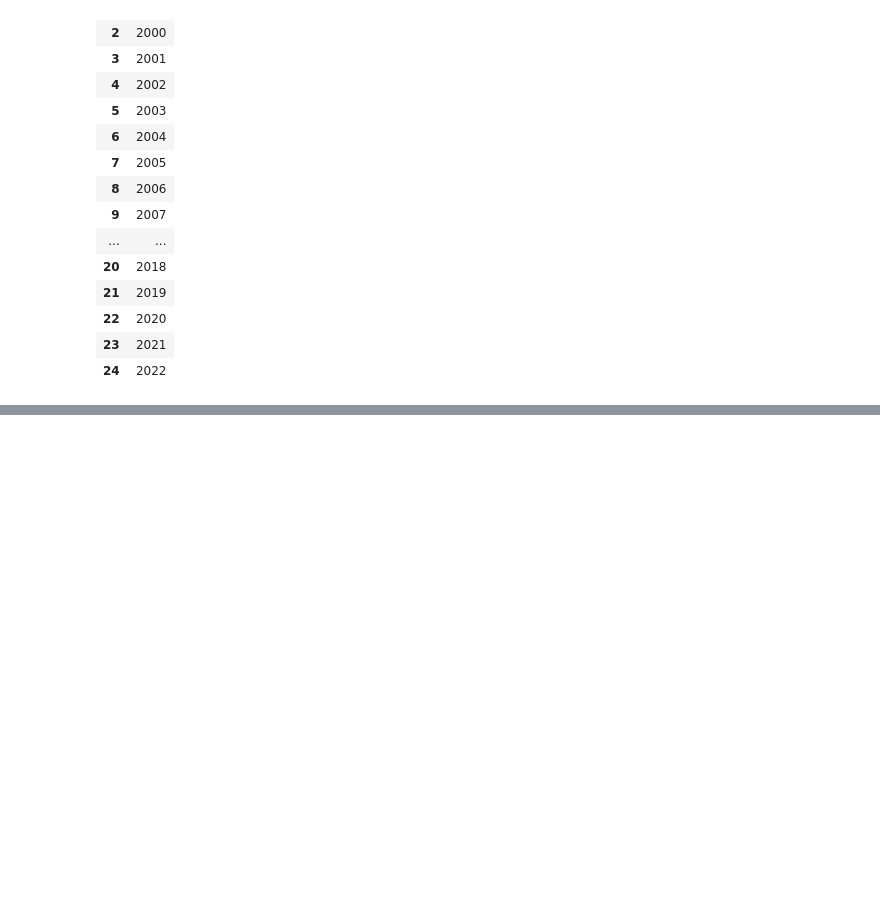
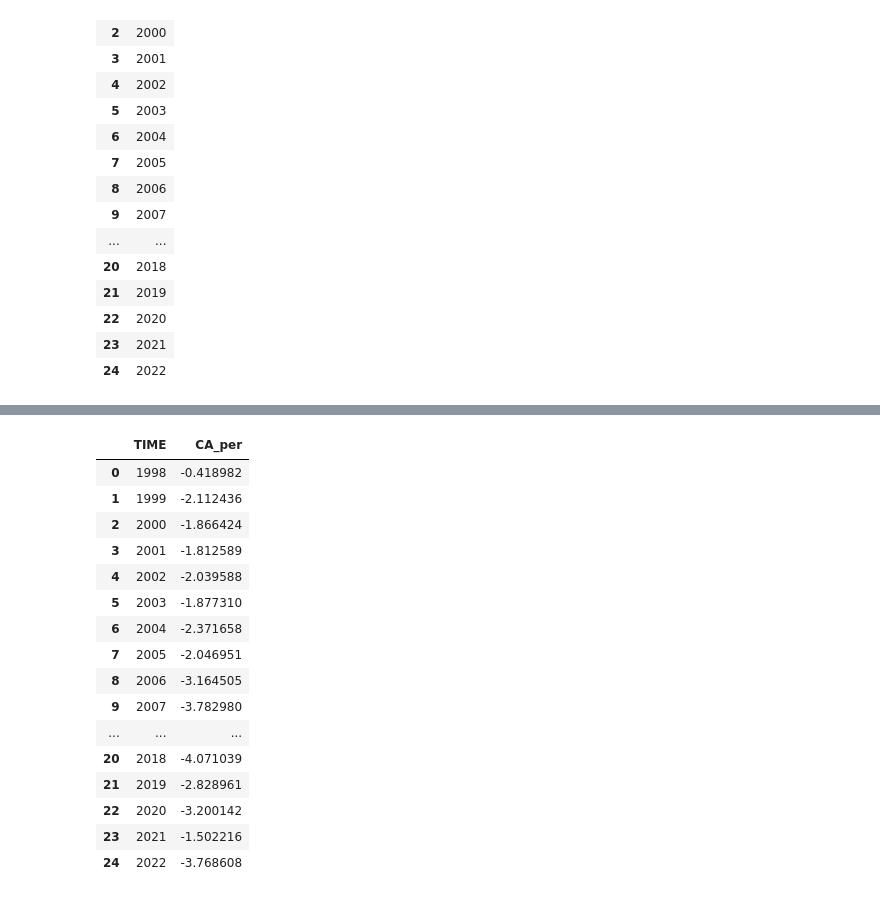
Before and after one commit to boyu571/Personal-Studies, a Jupyter notebook: Macro week8 HW.ipynb, the cells around one changed output, grey strips where cells are left out. Saved outputs shown, nothing was run; the diff lists cells and outputs as text; code cells hidden in the pictures; blank space fills up the shorter version.

```diff
--- a/Macro week8 HW.ipynb
+++ b/Macro week8 HW.ipynb
@@ -123,0 +163,22 @@ CA
+# %%
+CA_per = csv_test[['TIME','Value']]
+CA_per.columns = ['TIME', "CA_per"]
+CA_per
+# %% [output]
+|  | TIME | CA_per |
+| 0 | 1998 | -0.418982 |
+| 1 | 1999 | -2.112436 |
+| 2 | 2000 | -1.866424 |
+| 3 | 2001 | -1.812589 |
+| 4 | 2002 | -2.039588 |
+| 5 | 2003 | -1.877310 |
+| 6 | 2004 | -2.371658 |
+| 7 | 2005 | -2.046951 |
+| 8 | 2006 | -3.164505 |
+| 9 | 2007 | -3.782980 |
+| ... | ... | ... |
+| 20 | 2018 | -4.071039 |
+| 21 | 2019 | -2.828961 |
+| 22 | 2020 | -3.200142 |
+| 23 | 2021 | -1.502216 |
+| 24 | 2022 | -3.768608 |
```
Also changed, not shown: parts of 8 cells of this notebook, 1 other file.
